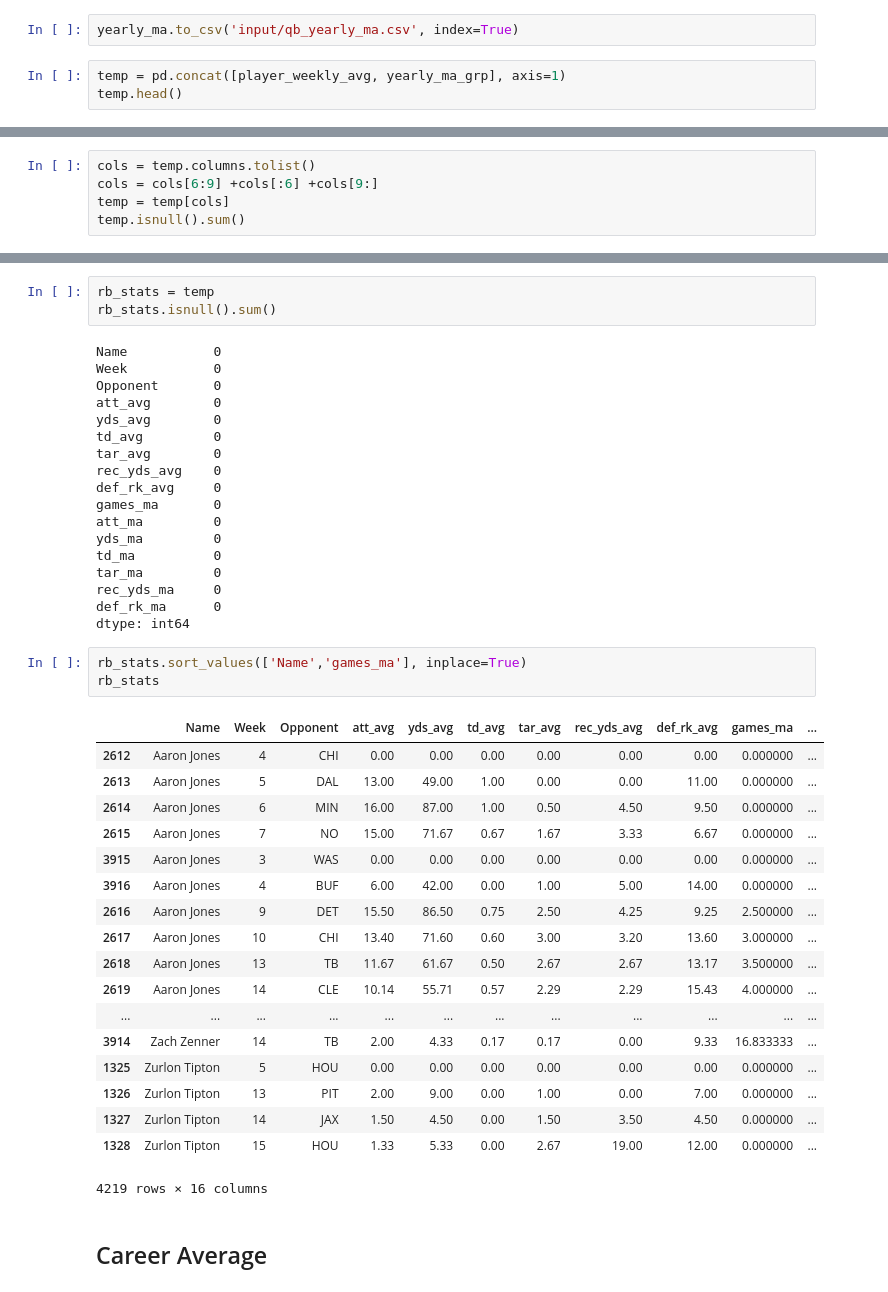
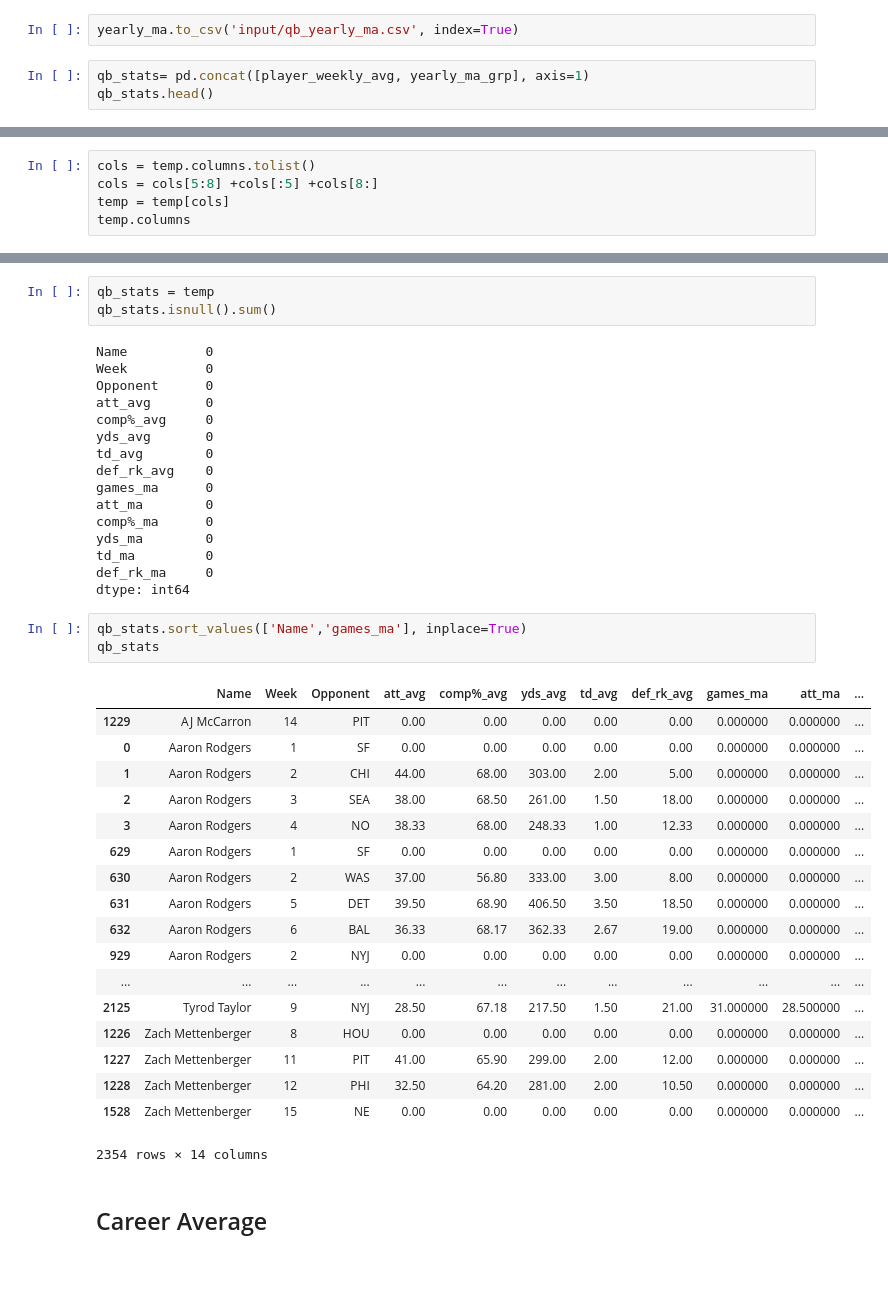
Before and after one commit to bobbdyai73/draftkings, a Jupyter notebook: feature_engineering.ipynb, the cells around one changed output, grey strips where cells are left out. Cells and saved outputs as stored; diff of their text form.

```diff
--- a/feature_engineering.ipynb
+++ b/feature_engineering.ipynb
@@ -379,6 +409,6 @@ yearly_ma_grp.head()
 # %%
 yearly_ma.to_csv('input/qb_yearly_ma.csv', index=True)
 # %%
-temp = pd.concat([player_weekly_avg, yearly_ma_grp], axis=1)
-temp.head()
+qb_stats= pd.concat([player_weekly_avg, yearly_ma_grp], axis=1)
+qb_stats.head()
 # %% [output]
@@ -391,6 +426,6 @@ temp.head()
 # %%
 cols = temp.columns.tolist()
-cols = cols[6:9] +cols[:6] +cols[9:]
+cols = cols[5:8] +cols[:5] +cols[8:]
 temp = temp[cols]
-temp.isnull().sum()
+temp.columns
 # %% [output]
@@ -423,46 +454,44 @@ temp.head()
 # %%
-rb_stats = temp
-rb_stats.isnull().sum()
+qb_stats = temp
+qb_stats.isnull().sum()
 # %% [output]
-Name           0
-Week           0
-Opponent       0
-att_avg        0
-yds_avg        0
-td_avg         0
-tar_avg        0
-rec_yds_avg    0
-def_rk_avg     0
-games_ma       0
-att_ma         0
-yds_ma         0
-td_ma          0
-tar_ma         0
-rec_yds_ma     0
-def_rk_ma      0
+Name          0
+Week          0
+Opponent      0
+att_avg       0
+comp%_avg     0
+yds_avg       0
+td_avg        0
+def_rk_avg    0
+games_ma      0
+att_ma        0
+comp%_ma      0
+yds_ma        0
+td_ma         0
+def_rk_ma     0
 dtype: int64
 # %%
-rb_stats.sort_values(['Name','games_ma'], inplace=True)
-rb_stats
+qb_stats.sort_values(['Name','games_ma'], inplace=True)
+qb_stats
 # %% [output]
-|  | Name | Week | Opponent | att_avg | yds_avg | td_avg | tar_avg | rec_yds_avg | def_rk_avg | games_ma | ... |
-| 2612 | Aaron Jones | 4 | CHI | 0.00 | 0.00 | 0.00 | 0.00 | 0.00 | 0.00 | 0.000000 | ... |
-| 2613 | Aaron Jones | 5 | DAL | 13.00 | 49.00 | 1.00 | 0.00 | 0.00 | 11.00 | 0.000000 | ... |
-| 2614 | Aaron Jones | 6 | MIN | 16.00 | 87.00 | 1.00 | 0.50 | 4.50 | 9.50 | 0.000000 | ... |
-| 2615 | Aaron Jones | 7 | NO | 15.00 | 71.67 | 0.67 | 1.67 | 3.33 | 6.67 | 0.000000 | ... |
-| 3915 | Aaron Jones | 3 | WAS | 0.00 | 0.00 | 0.00 | 0.00 | 0.00 | 0.00 | 0.000000 | ... |
-| 3916 | Aaron Jones | 4 | BUF | 6.00 | 42.00 | 0.00 | 1.00 | 5.00 | 14.00 | 0.000000 | ... |
-| 2616 | Aaron Jones | 9 | DET | 15.50 | 86.50 | 0.75 | 2.50 | 4.25 | 9.25 | 2.500000 | ... |
-| 2617 | Aaron Jones | 10 | CHI | 13.40 | 71.60 | 0.60 | 3.00 | 3.20 | 13.60 | 3.000000 | ... |
-| 2618 | Aaron Jones | 13 | TB | 11.67 | 61.67 | 0.50 | 2.67 | 2.67 | 13.17 | 3.500000 | ... |
-| 2619 | Aaron Jones | 14 | CLE | 10.14 | 55.71 | 0.57 | 2.29 | 2.29 | 15.43 | 4.000000 | ... |
+|  | Name | Week | Opponent | att_avg | comp%_avg | yds_avg | td_avg | def_rk_avg | games_ma | att_ma | ... |
+| 1229 | AJ McCarron | 14 | PIT | 0.00 | 0.00 | 0.00 | 0.00 | 0.00 | 0.000000 | 0.000000 | ... |
+| 0 | Aaron Rodgers | 1 | SF | 0.00 | 0.00 | 0.00 | 0.00 | 0.00 | 0.000000 | 0.000000 | ... |
+| 1 | Aaron Rodgers | 2 | CHI | 44.00 | 68.00 | 303.00 | 2.00 | 5.00 | 0.000000 | 0.000000 | ... |
+| 2 | Aaron Rodgers | 3 | SEA | 38.00 | 68.50 | 261.00 | 1.50 | 18.00 | 0.000000 | 0.000000 | ... |
+| 3 | Aaron Rodgers | 4 | NO | 38.33 | 68.00 | 248.33 | 1.00 | 12.33 | 0.000000 | 0.000000 | ... |
+| 629 | Aaron Rodgers | 1 | SF | 0.00 | 0.00 | 0.00 | 0.00 | 0.00 | 0.000000 | 0.000000 | ... |
+| 630 | Aaron Rodgers | 2 | WAS | 37.00 | 56.80 | 333.00 | 3.00 | 8.00 | 0.000000 | 0.000000 | ... |
+| 631 | Aaron Rodgers | 5 | DET | 39.50 | 68.90 | 406.50 | 3.50 | 18.50 | 0.000000 | 0.000000 | ... |
+| 632 | Aaron Rodgers | 6 | BAL | 36.33 | 68.17 | 362.33 | 2.67 | 19.00 | 0.000000 | 0.000000 | ... |
+| 929 | Aaron Rodgers | 2 | NYJ | 0.00 | 0.00 | 0.00 | 0.00 | 0.00 | 0.000000 | 0.000000 | ... |
 | ... | ... | ... | ... | ... | ... | ... | ... | ... | ... | ... | ... |
-| 3914 | Zach Zenner | 14 | TB | 2.00 | 4.33 | 0.17 | 0.17 | 0.00 | 9.33 | 16.833333 | ... |
-| 1325 | Zurlon Tipton | 5 | HOU | 0.00 | 0.00 | 0.00 | 0.00 | 0.00 | 0.00 | 0.000000 | ... |
-| 1326 | Zurlon Tipton | 13 | PIT | 2.00 | 9.00 | 0.00 | 1.00 | 0.00 | 7.00 | 0.000000 | ... |
-| 1327 | Zurlon Tipton | 14 | JAX | 1.50 | 4.50 | 0.00 | 1.50 | 3.50 | 4.50 | 0.000000 | ... |
-| 1328 | Zurlon Tipton | 15 | HOU | 1.33 | 5.33 | 0.00 | 2.67 | 19.00 | 12.00 | 0.000000 | ... |
+| 2125 | Tyrod Taylor | 9 | NYJ | 28.50 | 67.18 | 217.50 | 1.50 | 21.00 | 31.000000 | 28.500000 | ... |
+| 1226 | Zach Mettenberger | 8 | HOU | 0.00 | 0.00 | 0.00 | 0.00 | 0.00 | 0.000000 | 0.000000 | ... |
+| 1227 | Zach Mettenberger | 11 | PIT | 41.00 | 65.90 | 299.00 | 2.00 | 12.00 | 0.000000 | 0.000000 | ... |
+| 1228 | Zach Mettenberger | 12 | PHI | 32.50 | 64.20 | 281.00 | 2.00 | 10.50 | 0.000000 | 0.000000 | ... |
+| 1528 | Zach Mettenberger | 15 | NE | 0.00 | 0.00 | 0.00 | 0.00 | 0.00 | 0.000000 | 0.000000 | ... |
-4219 rows × 16 columns
+2354 rows × 14 columns
 # %% [markdown]
 ## Career Average
 # %%
```
Also changed, not shown: parts of 70 cells of this notebook, 6 other files.
